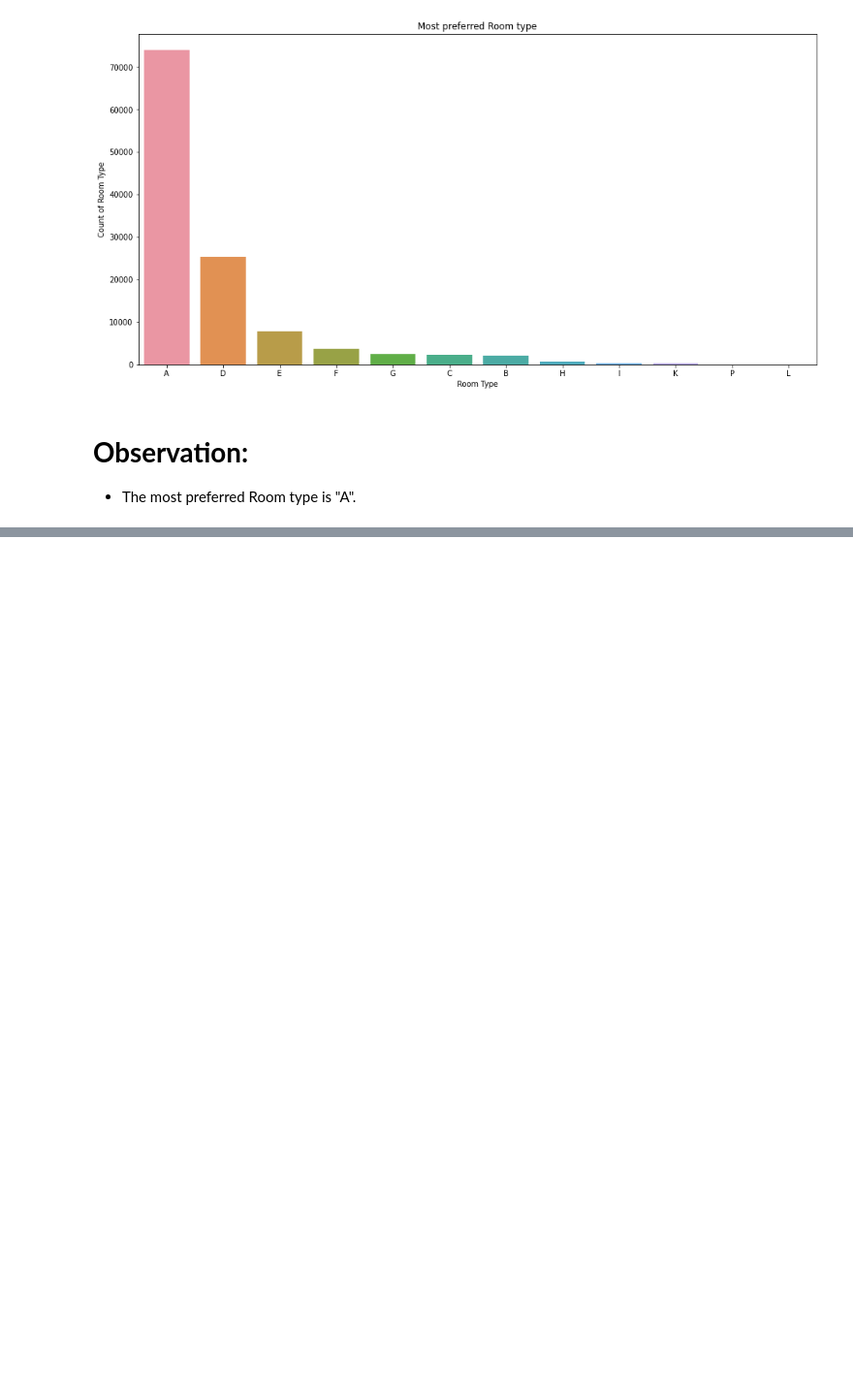
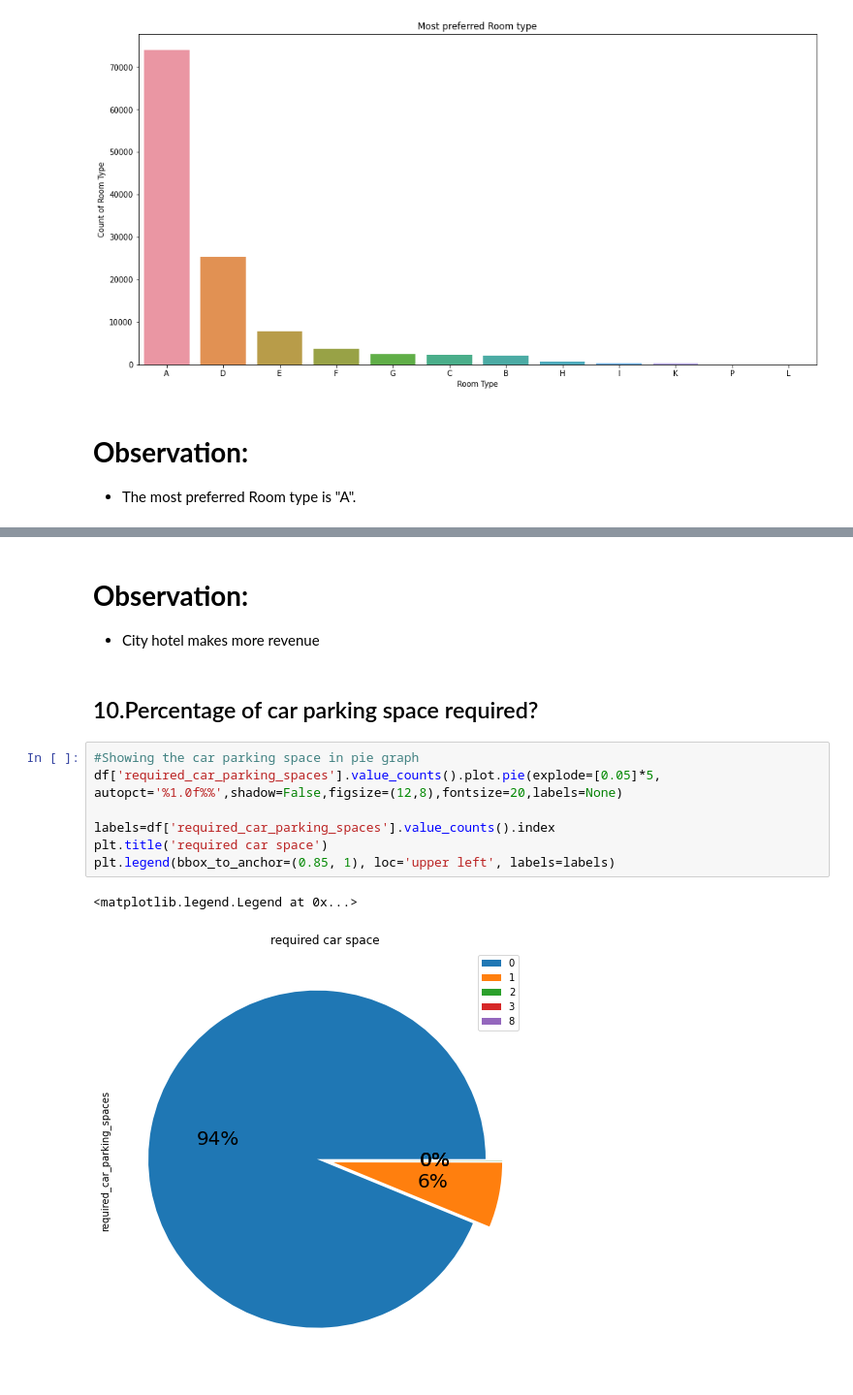
Before and after one commit to aman699/tesla-code, a Jupyter notebook: Hotel_Booking_Analysis(Team_colab)_Capstone_Project.ipynb, the cells around one changed output, grey strips where cells are left out. Shown: that part at 97% size. Cells and saved outputs as stored; diff of their text form; blank space fills up the shorter version.

```diff
--- a/Hotel_Booking_Analysis(Team_colab)_Capstone_Project.ipynb
+++ b/Hotel_Booking_Analysis(Team_colab)_Capstone_Project.ipynb
@@ -344,0 +412,17 @@ Text(0.5, 1.0, 'Most preferred Room type')
+# %% [markdown]
+# **Observation:**
+
+
+*   City hotel makes more revenue
+# %% [markdown]
+## 10.Percentage of car parking space required?
+# %%
+#Showing the car parking space in pie graph
+df['required_car_parking_spaces'].value_counts().plot.pie(explode=[0.05]*5, autopct='%1.0f%%',shadow=False,figsize=(12,8),fontsize=20,labels=None)
+
+labels=df['required_car_parking_spaces'].value_counts().index
+plt.title('required car space')
+plt.legend(bbox_to_anchor=(0.85, 1), loc='upper left', labels=labels)
+# %% [output]
+<matplotlib.legend.Legend at 0x...>
+[figure, added]
```
Also changed, not shown: parts of 15 cells of this notebook.
